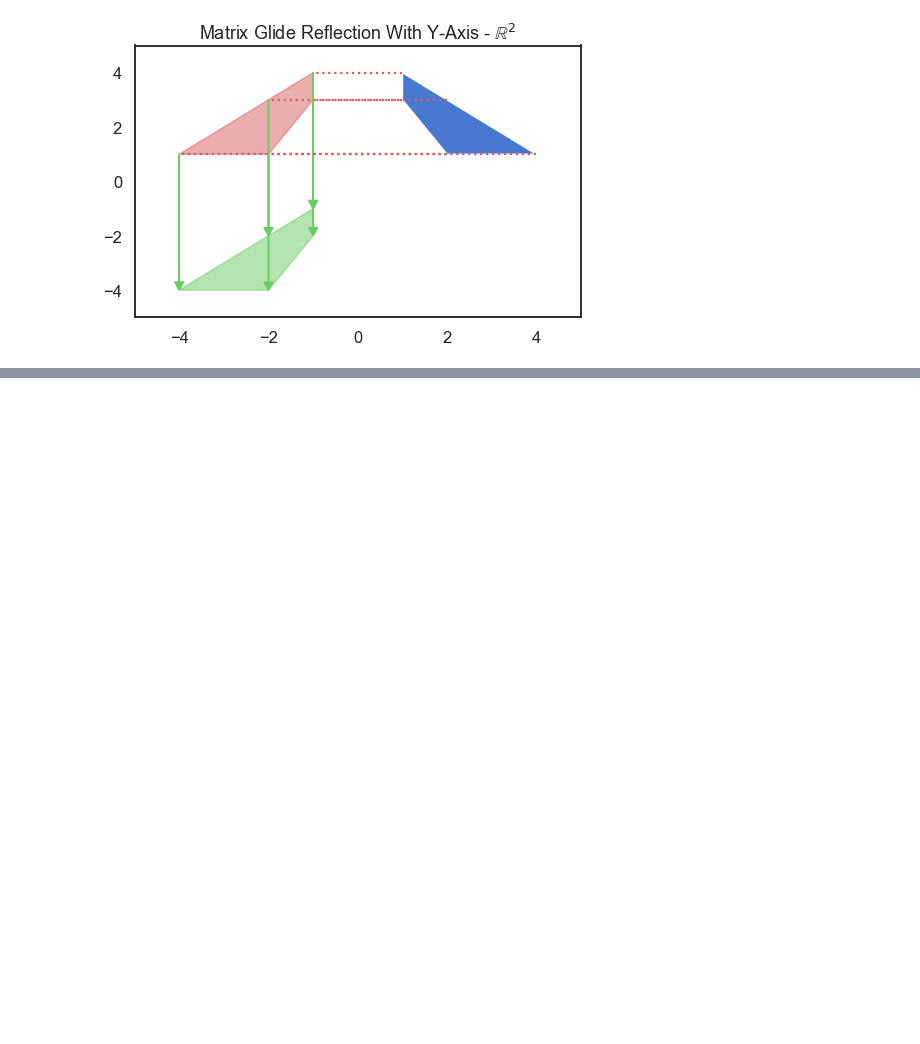
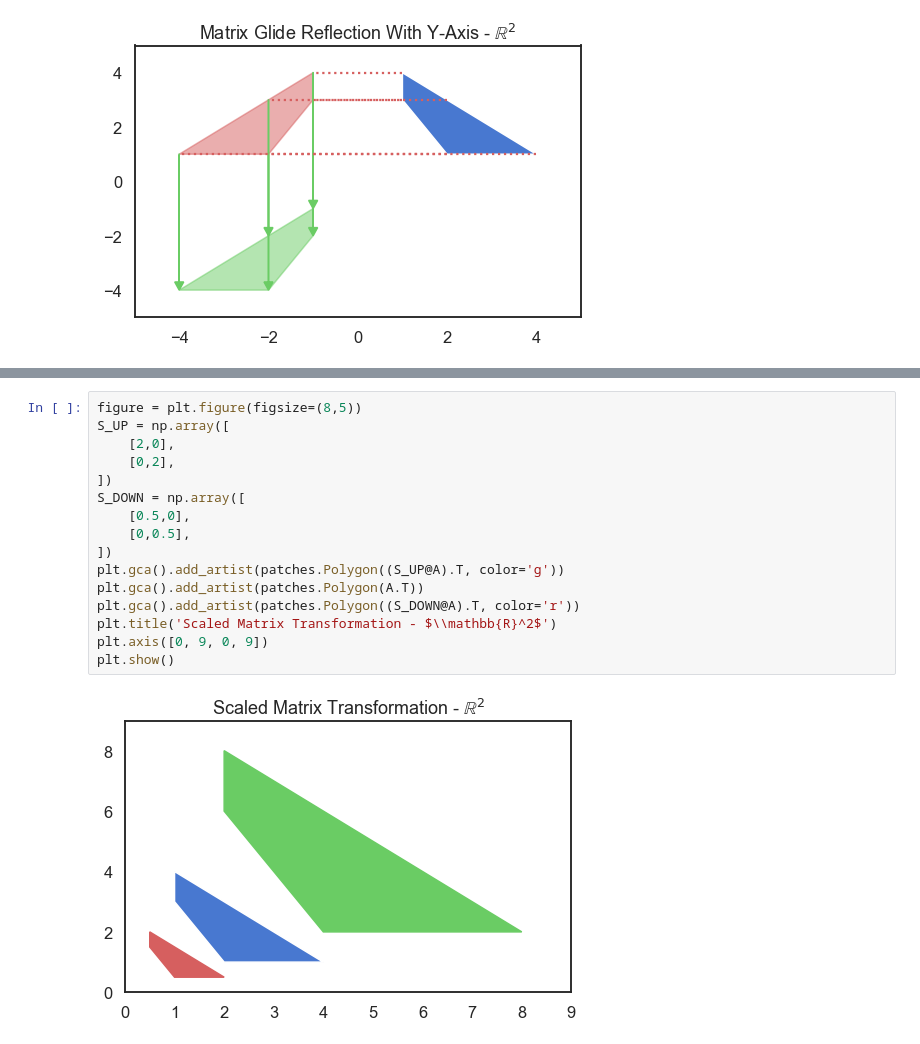
Before and after one commit to DataScienceFoundations/TadMaths, a Jupyter notebook: matrices.ipynb, the cells around one changed output, grey strips where cells are left out. Cells and saved outputs as stored; diff of their text form; blank space fills up the shorter version.

Commit message:
Update matrices.ipynb
Added general linear transformation discussion. not yet completed.

```diff
--- a/matrices.ipynb
+++ b/matrices.ipynb
@@ -735,0 +753,18 @@ plt.show()
+# %%
+figure = plt.figure(figsize=(8,5))
+S_UP = np.array([
+    [2,0],
+    [0,2],
+])
+S_DOWN = np.array([
+    [0.5,0],
+    [0,0.5],
+])
+plt.gca().add_artist(patches.Polygon((S_UP@A).T, color='g'))
+plt.gca().add_artist(patches.Polygon(A.T))
+plt.gca().add_artist(patches.Polygon((S_DOWN@A).T, color='r'))
+plt.title('Scaled Matrix Transformation - $\\mathbb{R}^2$')
+plt.axis([0, 9, 0, 9])
+plt.show()
+# %% [output]
+[figure, added]
```
Also changed, not shown: parts of 10 cells of this notebook.
